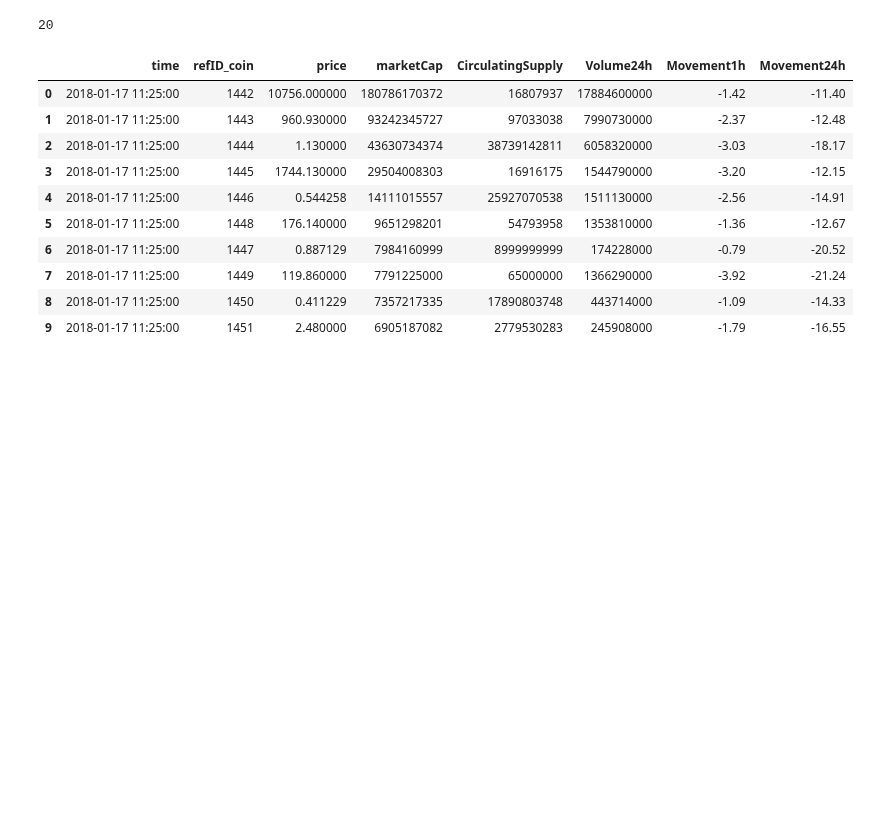
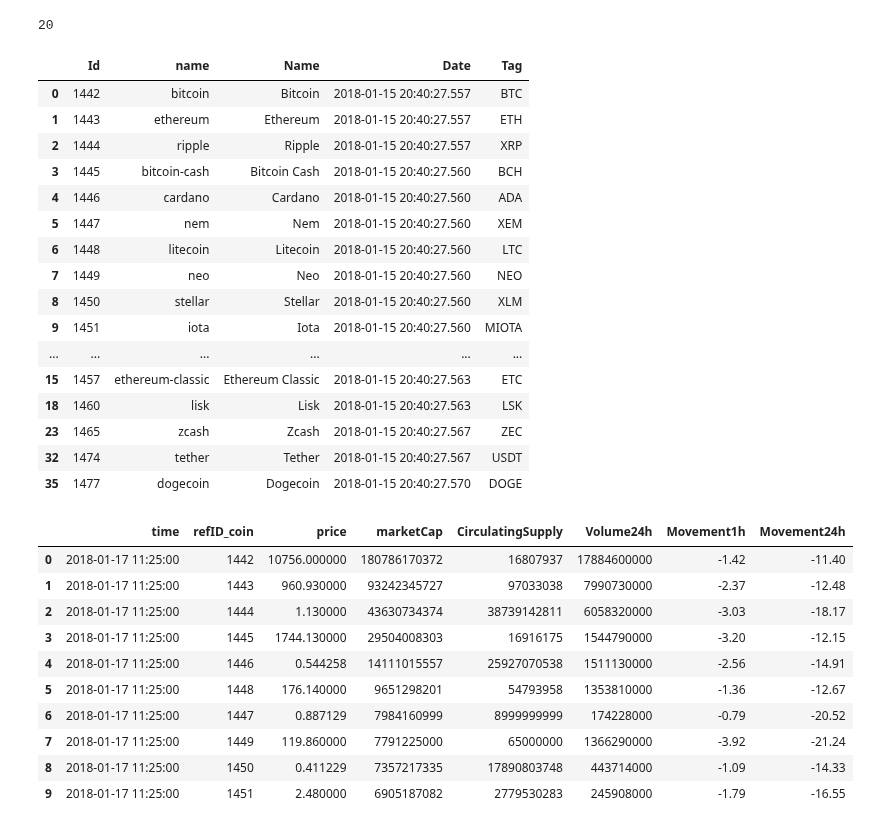
Before and after one commit to VladimirAnaniev/Academia-Datathon, a Jupyter notebook: vvananiev/data-exploration.ipynb, the cells around one changed output. Saved outputs shown, nothing was run; the diff lists cells and outputs as text; code cells hidden in the pictures; blank space fills up the shorter version.

```diff
--- a/vvananiev/data-exploration.ipynb
+++ b/vvananiev/data-exploration.ipynb
@@ -50,6 +53,26 @@ stage_1_coins = [1442, 1445, 1456, 1446, 1453, 1447, 1452, 1443, 1457, 1451, 146
 len(stage_1_coins)
 # %% [output]
 20
+# %%
+currencies[currencies['Id'].isin(list(map(str,stage_1_coins)))]
+# %% [output]
+|  | Id | name | Name | Date | Tag |
+| 0 | 1442 | bitcoin | Bitcoin | 2018-01-15 20:40:27.557 | BTC |
+| 1 | 1443 | ethereum | Ethereum | 2018-01-15 20:40:27.557 | ETH |
+| 2 | 1444 | ripple | Ripple | 2018-01-15 20:40:27.557 | XRP |
+| 3 | 1445 | bitcoin-cash | Bitcoin Cash | 2018-01-15 20:40:27.560 | BCH |
+| 4 | 1446 | cardano | Cardano | 2018-01-15 20:40:27.560 | ADA |
+| 5 | 1447 | nem | Nem | 2018-01-15 20:40:27.560 | XEM |
+| 6 | 1448 | litecoin | Litecoin | 2018-01-15 20:40:27.560 | LTC |
+| 7 | 1449 | neo | Neo | 2018-01-15 20:40:27.560 | NEO |
+| 8 | 1450 | stellar | Stellar | 2018-01-15 20:40:27.560 | XLM |
+| 9 | 1451 | iota | Iota | 2018-01-15 20:40:27.560 | MIOTA |
+| ... | ... | ... | ... | ... | ... |
+| 15 | 1457 | ethereum-classic | Ethereum Classic | 2018-01-15 20:40:27.563 | ETC |
+| 18 | 1460 | lisk | Lisk | 2018-01-15 20:40:27.563 | LSK |
+| 23 | 1465 | zcash | Zcash | 2018-01-15 20:40:27.567 | ZEC |
+| 32 | 1474 | tether | Tether | 2018-01-15 20:40:27.567 | USDT |
+| 35 | 1477 | dogecoin | Dogecoin | 2018-01-15 20:40:27.570 | DOGE |
 # %%
 data = data[data['refID_coin'].isin(stage_1_coins)]
 # %%
```
Also changed, not shown: parts of 3 cells of this notebook, 1 other file.
